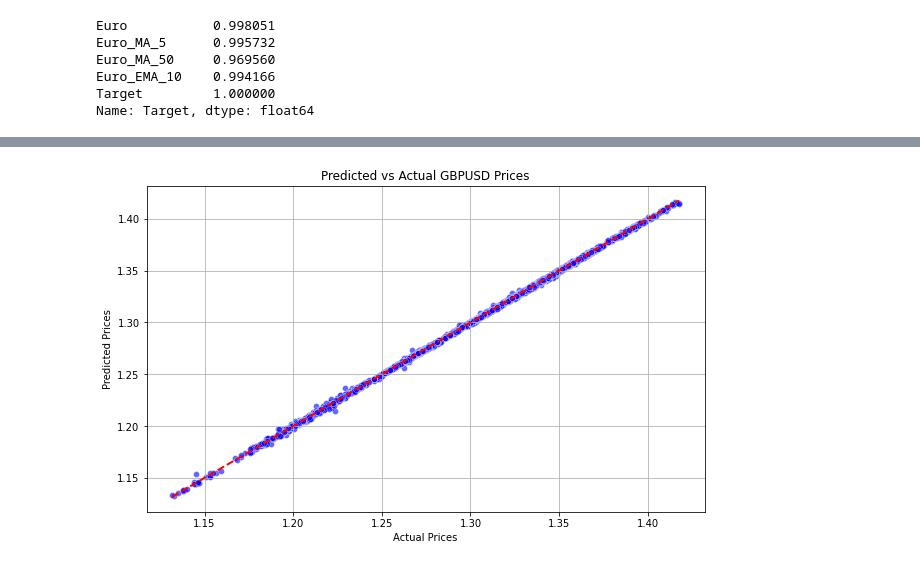
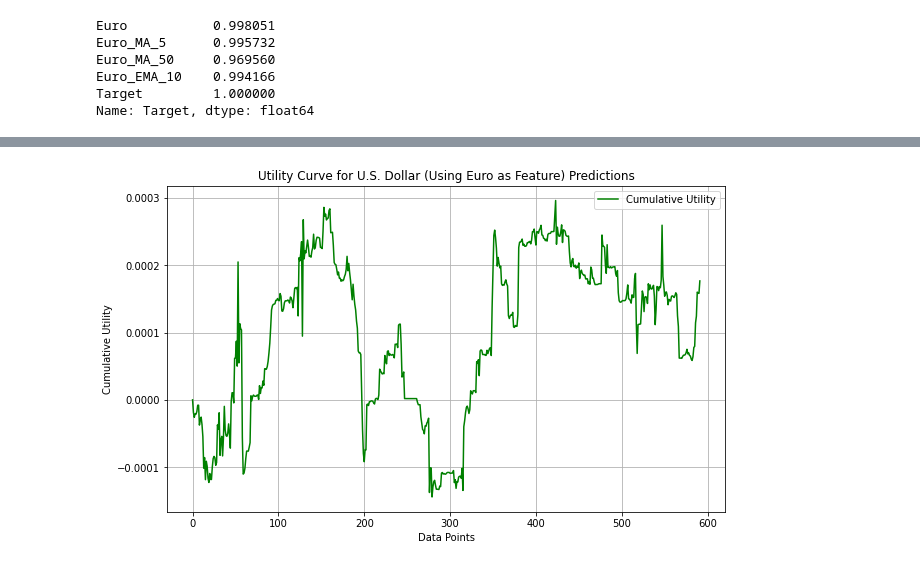
Before and after one commit to BerlinA-B/AlgoTradingProject, a Jupyter notebook: Progress_Updated_ATPM.ipynb, the cells around one changed output, grey strips where cells are left out. Cells and saved outputs as stored; diff of their text form; code cells hidden in the pictures.

Commit message:
added utility curve

```diff
--- a/Progress_Updated_ATPM.ipynb
+++ b/Progress_Updated_ATPM.ipynb
@@ -393,14 +296,29 @@ RMSE: 0.0007666112179479916
-# %%
-y_pred = rf.predict(X_test_scaled)
-
-# Plotting
-plt.figure(figsize=(10, 6))
-sns.scatterplot(x=y_test, y=y_pred, alpha=0.6, color='blue')
-plt.plot([y_test.min(), y_test.max()], [y_test.min(), y_test.max()], '--r', linewidth=2)
-plt.title('Predicted vs Actual GBPUSD Prices')
-plt.xlabel('Actual Prices')
-plt.ylabel('Predicted Prices')
-plt.grid(True)
-plt.show()
-# %% [output]
-[figure, removed]
+# %%
+y_test = np.array(Y_test_usd_euro)
+y_pred = np.array(Y_pred_usd_euro)
+
+# Calculate returns for actual and predicted prices
+actual_returns = pd.Series(y_test).pct_change().fillna(0)
+predicted_returns = pd.Series(y_pred).pct_change().fillna(0)
+
+# Reset indices to avoid timestamp conflicts
+actual_returns.reset_index(drop=True, inplace=True)
+predicted_returns.reset_index(drop=True, inplace=True)
+
+# Utility function: simple product of predicted and actual returns
+utility = predicted_returns * actual_returns
+
+# Cumulative utility calculation
+cumulative_utility = np.cumsum(utility)
+
+# Plot cumulative utility
+plt.figure(figsize=(10, 6))
+plt.plot(cumulative_utility, label='Cumulative Utility', color='green')
+plt.title('Utility Curve for U.S. Dollar (Using Euro as Feature) Predictions')
+plt.xlabel('Data Points')
+plt.ylabel('Cumulative Utility')
+plt.grid(True)
+plt.legend()
+plt.show()
+# %% [output]
+[figure, added]
```
Also changed, not shown: parts of 6 cells of this notebook.
